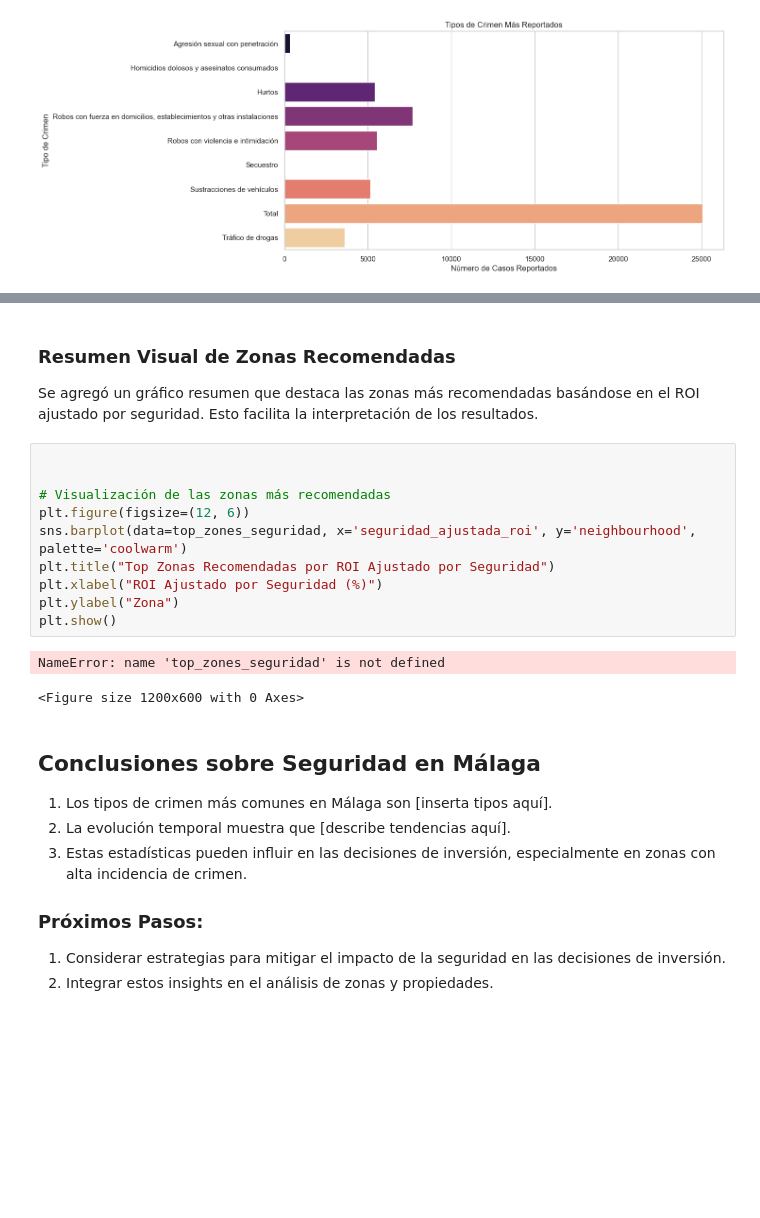
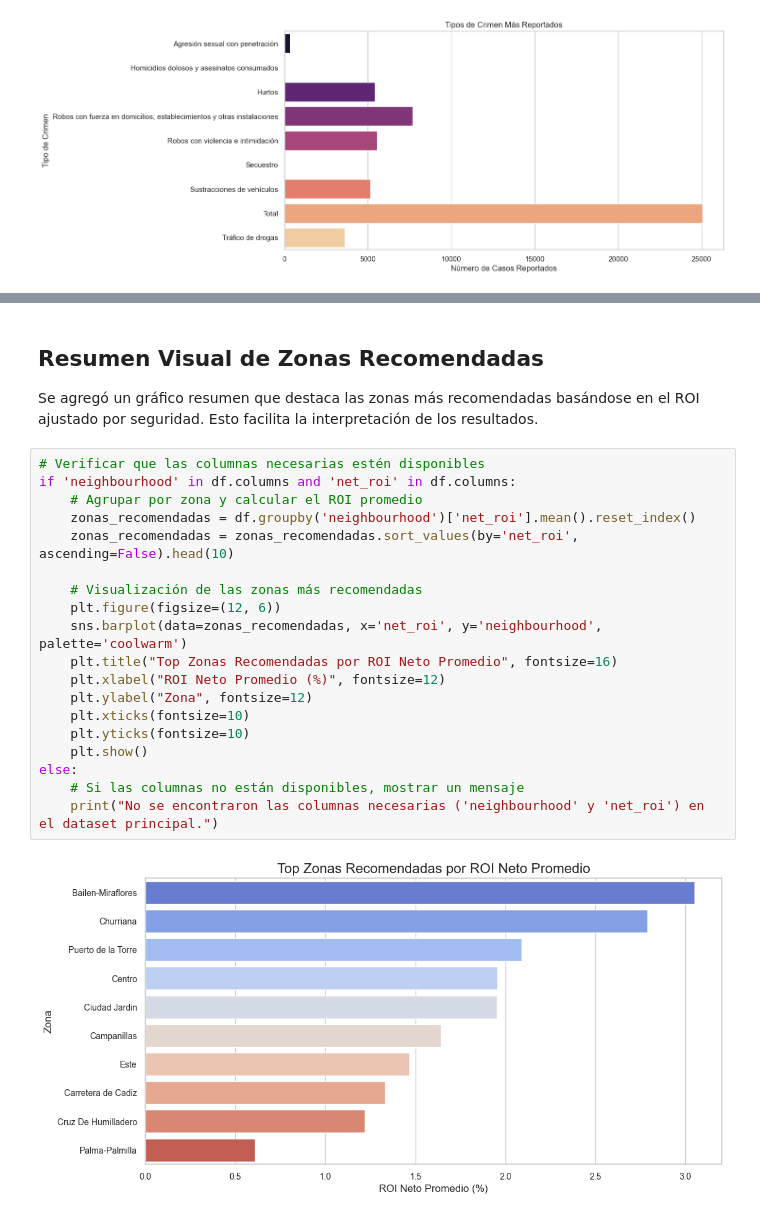
Before and after one commit to vfpomer/Analisis-de-inversion-inmobiliario, a Jupyter notebook: notebooks/malaga_eda.ipynb, the cells around one changed output, grey strips where cells are left out. Drawn from its saved outputs; the diff is of its cells as text; blank space fills up the shorter version.

```diff
--- a/notebooks/malaga_eda.ipynb
+++ b/notebooks/malaga_eda.ipynb
@@ -565,27 +551,25 @@ Estadísticas de crimen por tipo:
 # %% [markdown]
-### Resumen Visual de Zonas Recomendadas
+## Resumen Visual de Zonas Recomendadas
 Se agregó un gráfico resumen que destaca las zonas más recomendadas basándose en el ROI ajustado por seguridad. Esto facilita la interpretación de los resultados.
-# %%
-
-
-# Visualización de las zonas más recomendadas
-plt.figure(figsize=(12, 6))
-sns.barplot(data=top_zones_seguridad, x='seguridad_ajustada_roi', y='neighbourhood', palette='coolwarm')
-plt.title("Top Zonas Recomendadas por ROI Ajustado por Seguridad")
-plt.xlabel("ROI Ajustado por Seguridad (%)")
-plt.ylabel("Zona")
-plt.show()
-# %% [output]
-NameError: name 'top_zones_seguridad' is not defined
-<Figure size 1200x600 with 0 Axes>
-# %% [markdown]
-## Conclusiones sobre Seguridad en Málaga
-
-1. Los tipos de crimen más comunes en Málaga son [inserta tipos aquí].
-2. La evolución temporal muestra que [describe tendencias aquí].
-3. Estas estadísticas pueden influir en las decisiones de inversión, especialmente en zonas con alta incidencia de crimen.
-
-### Próximos Pasos:
-1. Considerar estrategias para mitigar el impacto de la seguridad en las decisiones de inversión.
-2. Integrar estos insights en el análisis de zonas y propiedades.
+# %%
+# Verificar que las columnas necesarias estén disponibles
+if 'neighbourhood' in df.columns and 'net_roi' in df.columns:
+    # Agrupar por zona y calcular el ROI promedio
+    zonas_recomendadas = df.groupby('neighbourhood')['net_roi'].mean().reset_index()
+    zonas_recomendadas = zonas_recomendadas.sort_values(by='net_roi', ascending=False).head(10)
+
+    # Visualización de las zonas más recomendadas
+    plt.figure(figsize=(12, 6))
+    sns.barplot(data=zonas_recomendadas, x='net_roi', y='neighbourhood', palette='coolwarm')
+    plt.title("Top Zonas Recomendadas por ROI Neto Promedio", fontsize=16)
+    plt.xlabel("ROI Neto Promedio (%)", fontsize=12)
+    plt.ylabel("Zona", fontsize=12)
+    plt.xticks(fontsize=10)
+    plt.yticks(fontsize=10)
+    plt.show()
+else:
+    # Si las columnas no están disponibles, mostrar un mensaje
+    print("No se encontraron las columnas necesarias ('neighbourhood' y 'net_roi') en el dataset principal.")
+# %% [output]
+[figure, added]
 # %% [markdown]
```
Also changed, not shown: parts of 24 cells of this notebook, 1 other file.
